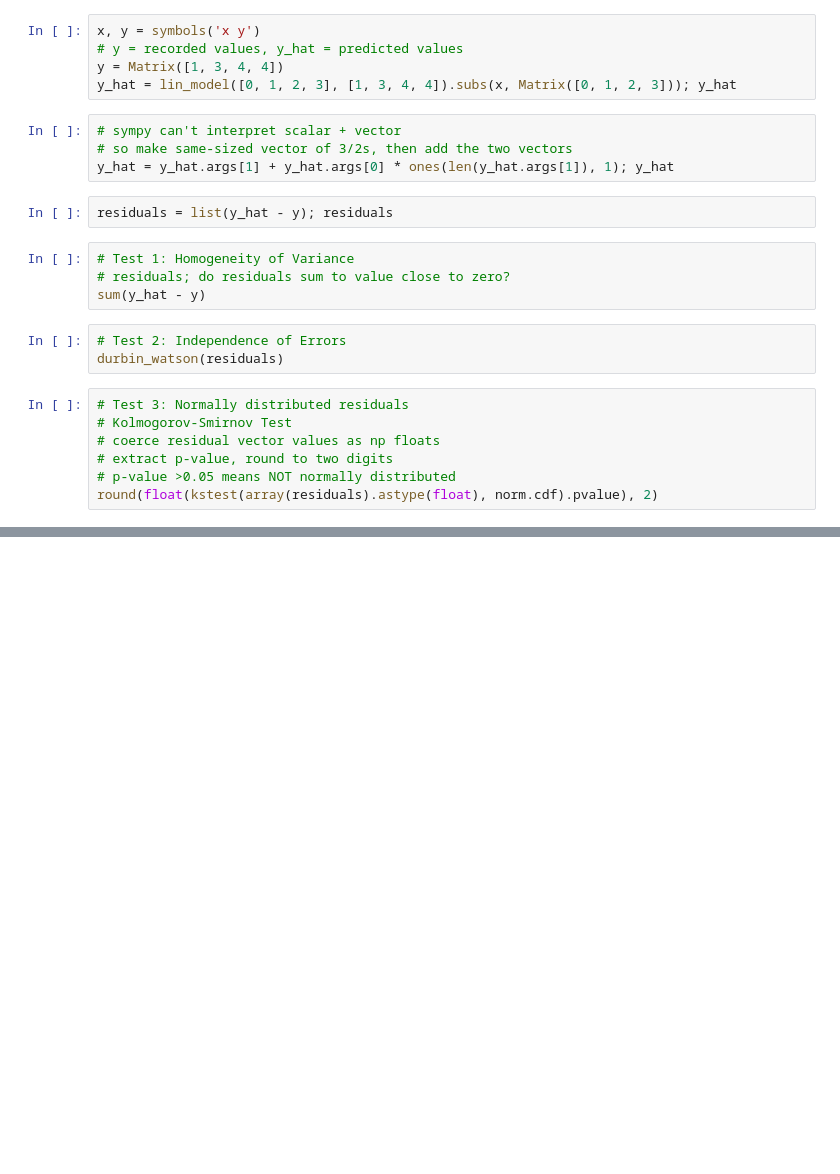
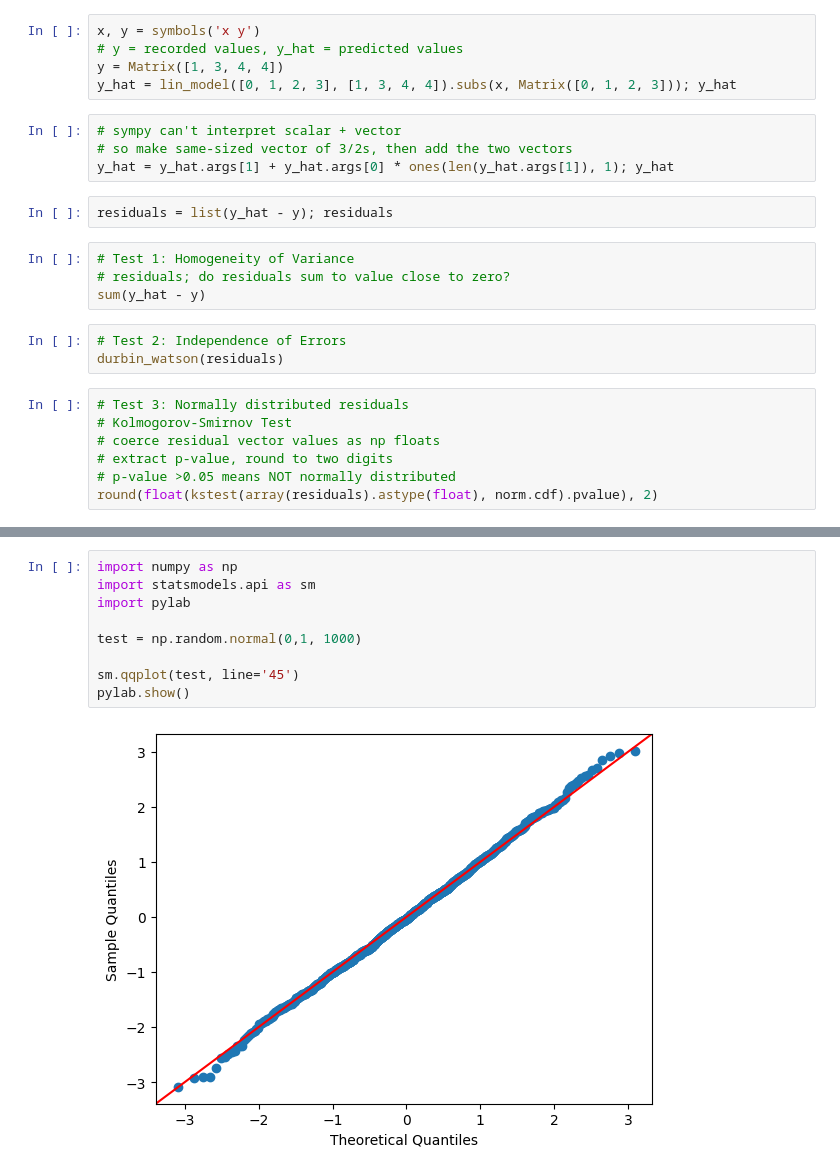
Before and after one commit to jderry/intro_to_programming, a Jupyter notebook: notebook/least-squares_curve-fit/scratch.ipynb, the cells around one changed output, grey strips where cells are left out. Cells and saved outputs as stored; diff of their text form; blank space fills up the shorter version.

```diff
--- a/notebook/least-squares_curve-fit/scratch.ipynb
+++ b/notebook/least-squares_curve-fit/scratch.ipynb
@@ -164,0 +162,11 @@ Suggestion: Make sure that you input at least 2 datapoints
+# %%
+import numpy as np
+import statsmodels.api as sm
+import pylab
+
+test = np.random.normal(0,1, 1000)
+
+sm.qqplot(test, line='45')
+pylab.show()
+# %% [output]
+[figure, added]
```
Also changed, not shown: parts of 9 cells of this notebook, 2 other files.
